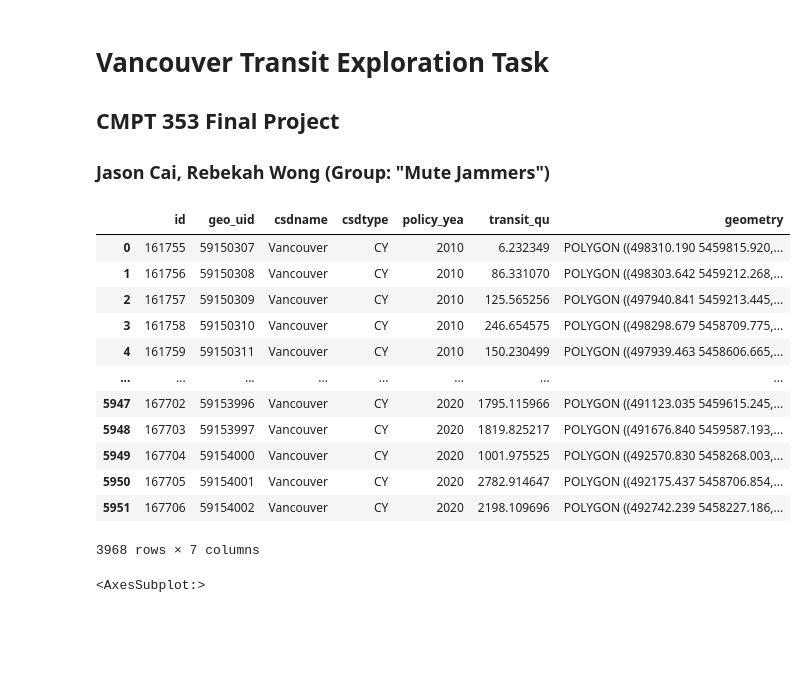
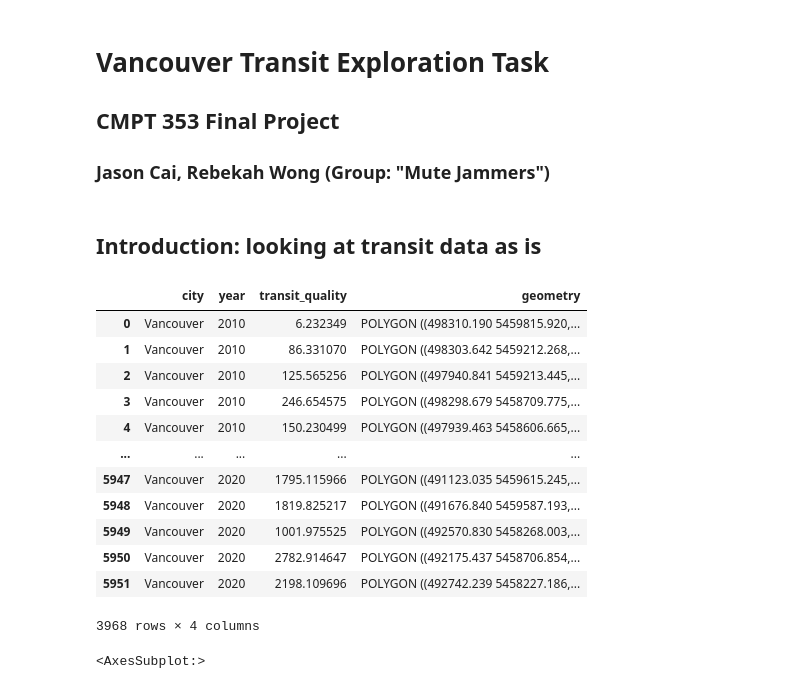
Before and after one commit to rebywong/cmpt353-project, a Jupyter notebook: vancouver_transit.ipynb, the cells around one changed output. Drawn from its saved outputs; the diff is of its cells as text; code cells hidden in the pictures; blank space fills up the shorter version.

```diff
--- a/vancouver_transit.ipynb
+++ b/vancouver_transit.ipynb
@@ -7,23 +9,33 @@ import geopandas as gpd
+# %% [markdown]
+## Introduction: looking at transit data as is
 # %%
 # Read transit data from directory
 transit = gpd.read_file("data/transit.zip")
+
+# Rename columns for clarity
+transit = transit.rename(columns={'csdname':'city', 'policy_yea':'year', 'transit_qu':'transit_quality'})
+
+# Only keep necessary columns for analysis
+transit = transit[['city', 'year', 'transit_quality', 'geometry']]
+
 # Need to use "|" instead of Python "or" to prevent ambiguity error - https://stackoverflow.com/q/36921951
-transit = transit[(transit['policy_yea'] == 2010) | (transit['policy_yea'] == 2015) | (transit['policy_yea'] == 2020)]
+transit = transit[(transit['year'] == 2010) | (transit['year'] == 2015) | (transit['year'] == 2020)]
+
 transit
 # %% [output]
-|  | id | geo_uid | csdname | csdtype | policy_yea | transit_qu | geometry |
-| 0 | 161755 | 59150307 | Vancouver | CY | 2010 | 6.232349 | POLYGON ((498310.190 5459815.920,... |
-| 1 | 161756 | 59150308 | Vancouver | CY | 2010 | 86.331070 | POLYGON ((498303.642 5459212.268,... |
-| 2 | 161757 | 59150309 | Vancouver | CY | 2010 | 125.565256 | POLYGON ((497940.841 5459213.445,... |
-| 3 | 161758 | 59150310 | Vancouver | CY | 2010 | 246.654575 | POLYGON ((498298.679 5458709.775,... |
-| 4 | 161759 | 59150311 | Vancouver | CY | 2010 | 150.230499 | POLYGON ((497939.463 5458606.665,... |
-| ... | ... | ... | ... | ... | ... | ... | ... |
-| 5947 | 167702 | 59153996 | Vancouver | CY | 2020 | 1795.115966 | POLYGON ((491123.035 5459615.245,... |
-| 5948 | 167703 | 59153997 | Vancouver | CY | 2020 | 1819.825217 | POLYGON ((491676.840 5459587.193,... |
-| 5949 | 167704 | 59154000 | Vancouver | CY | 2020 | 1001.975525 | POLYGON ((492570.830 5458268.003,... |
-| 5950 | 167705 | 59154001 | Vancouver | CY | 2020 | 2782.914647 | POLYGON ((492175.437 5458706.854,... |
-| 5951 | 167706 | 59154002 | Vancouver | CY | 2020 | 2198.109696 | POLYGON ((492742.239 5458227.186,... |
+|  | city | year | transit_quality | geometry |
+| 0 | Vancouver | 2010 | 6.232349 | POLYGON ((498310.190 5459815.920,... |
+| 1 | Vancouver | 2010 | 86.331070 | POLYGON ((498303.642 5459212.268,... |
+| 2 | Vancouver | 2010 | 125.565256 | POLYGON ((497940.841 5459213.445,... |
+| 3 | Vancouver | 2010 | 246.654575 | POLYGON ((498298.679 5458709.775,... |
+| 4 | Vancouver | 2010 | 150.230499 | POLYGON ((497939.463 5458606.665,... |
+| ... | ... | ... | ... | ... |
+| 5947 | Vancouver | 2020 | 1795.115966 | POLYGON ((491123.035 5459615.245,... |
+| 5948 | Vancouver | 2020 | 1819.825217 | POLYGON ((491676.840 5459587.193,... |
+| 5949 | Vancouver | 2020 | 1001.975525 | POLYGON ((492570.830 5458268.003,... |
+| 5950 | Vancouver | 2020 | 2782.914647 | POLYGON ((492175.437 5458706.854,... |
+| 5951 | Vancouver | 2020 | 2198.109696 | POLYGON ((492742.239 5458227.186,... |
-3968 rows × 7 columns
+3968 rows × 4 columns
 # %%
 # Plot map of Vancouver based on geometry shapes in data
 transit.plot(column='geometry')
```
Also changed, not shown: parts of 39 cells of this notebook.
